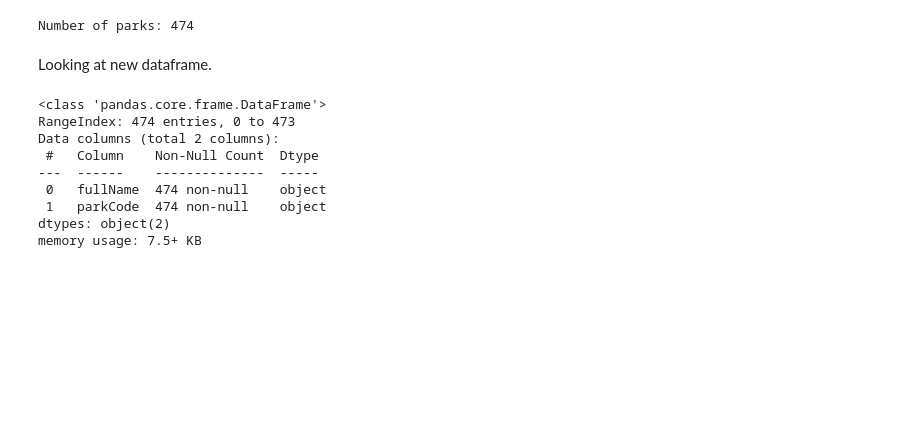
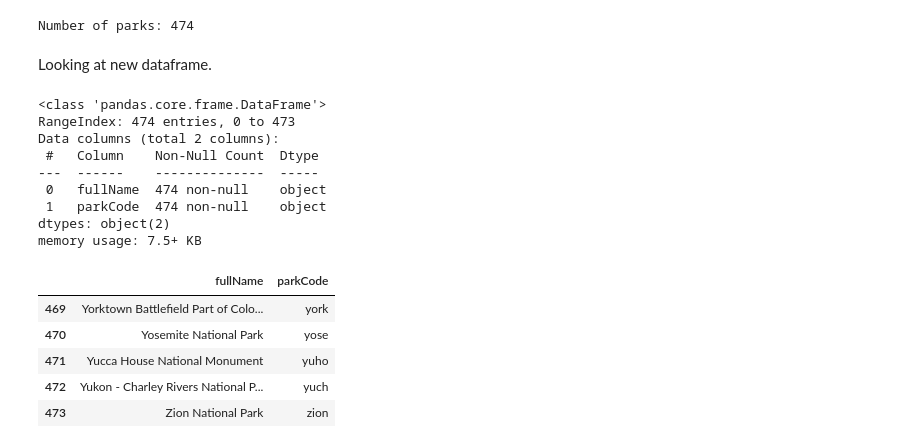
Before and after one commit to jeccalong/NPS_Dataset, a Jupyter notebook: Notebooks/eda.ipynb, the cells around one changed output. Drawn from its saved outputs; the diff is of its cells as text; code cells hidden in the pictures; blank space fills up the shorter version.

```diff
--- a/Notebooks/eda.ipynb
+++ b/Notebooks/eda.ipynb
@@ -277,3 +269,12 @@ Data columns (total 2 columns):
  1   parkCode  474 non-null    object
 dtypes: object(2)
 memory usage: 7.5+ KB
+# %%
+df_parks.tail()
+# %% [output]
+|  | fullName | parkCode |
+| 469 | Yorktown Battlefield Part of Colo... | york |
+| 470 | Yosemite National Park | yose |
+| 471 | Yucca House National Monument | yuho |
+| 472 | Yukon - Charley Rivers National P... | yuch |
+| 473 | Zion National Park | zion |
```
Also changed, not shown: parts of 2 cells of this notebook, 1 other file.
